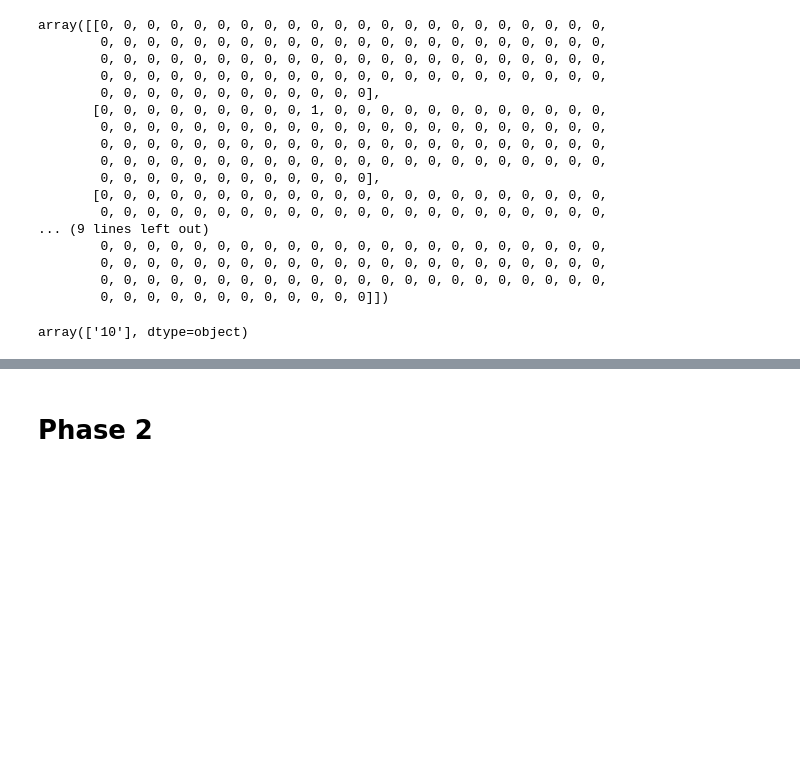
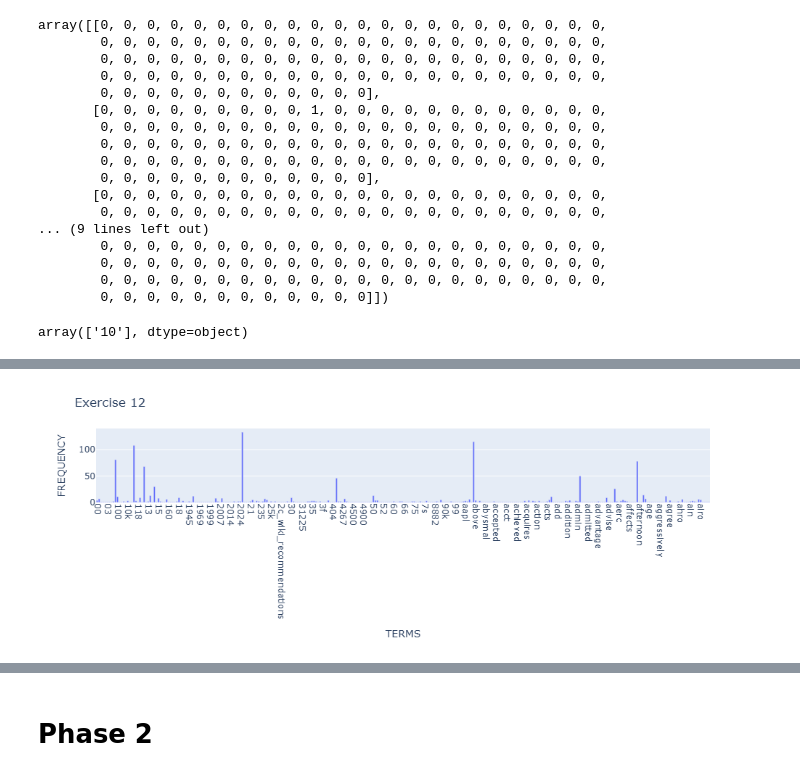
Before and after one commit to Weichan-Chen/DM2025-Lab1-Exercise, a Jupyter notebook: DM2025-Lab1-Homework.ipynb, the cells around one changed output, grey strips where cells are left out. Drawn from its saved outputs; the diff is of its cells as text; code cells hidden in the pictures; blank space fills up the shorter version.

```diff
--- a/DM2025-Lab1-Homework.ipynb
+++ b/DM2025-Lab1-Homework.ipynb
@@ -281,0 +381,12 @@ array(['10'], dtype=object)
+# %%
+import plotly.express as px
+term_frequencies = np.asarray(X_counts.sum(axis=0))[0]
+term_frequencies[0] #sum of first term: 00
+g = px.bar(x=count_vect.get_feature_names_out()[:300], y=term_frequencies[:300])
+g.update_layout(
+    xaxis=dict(tickangle=90, title="TERMS"),
+    yaxis=dict(title="FREQUENCY"),
+    title="Exercise 12"
+)
+# %% [output]
+[figure, added]
```
Also changed, not shown: parts of 14 cells of this notebook.
